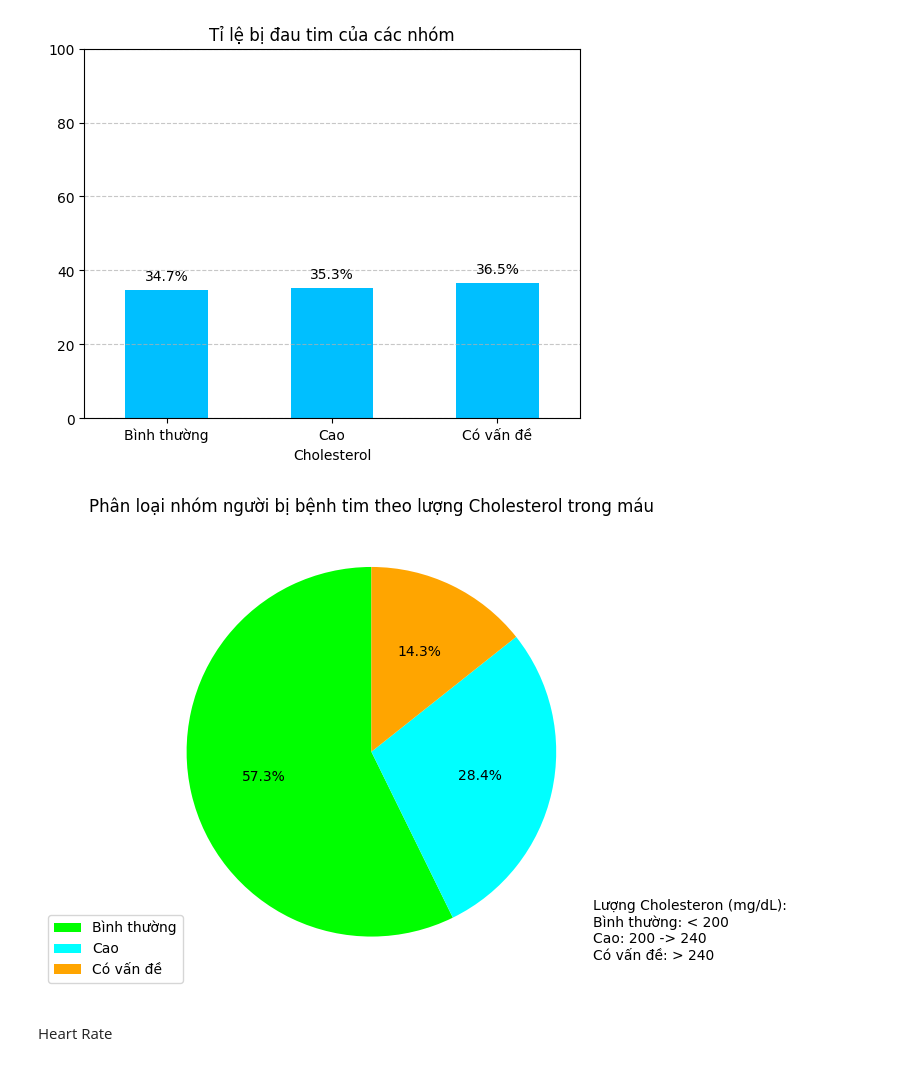
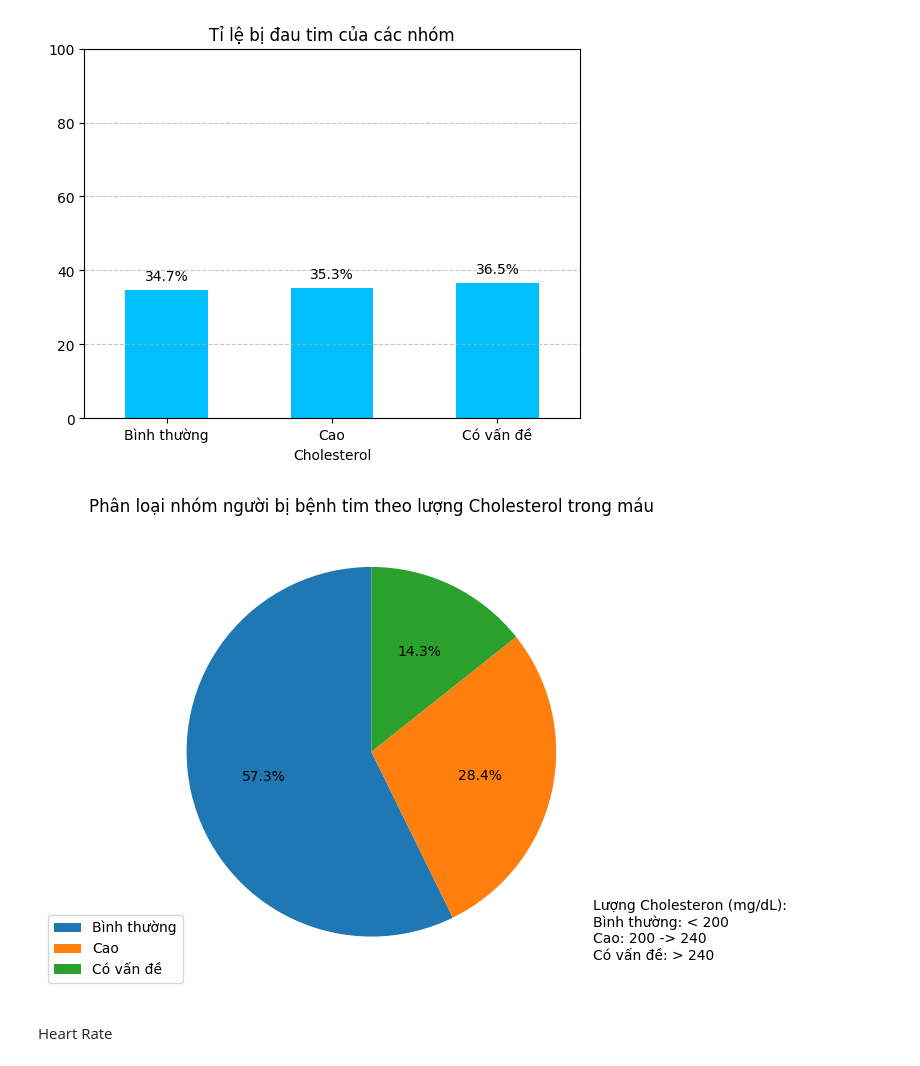
Before and after one commit to thangtrandoan/DataProcessing-Project, a Jupyter notebook: test.ipynb, the cells around one changed output. Cells and saved outputs as stored; diff of their text form; code cells hidden in the pictures.

```diff
--- a/test.ipynb
+++ b/test.ipynb
@@ -462,33 +463,28 @@ plt.title('Tỉ lệ bị đau tim của các nhóm')
 Text(0.5, 1.0, 'Tỉ lệ bị đau tim của các nhóm')
 [figure]
 # %%
-
-
-# Đếm số người bị và không bị bệnh tim trong mỗi nhóm
-heart_attack_counts = data.groupby(Chol_Category)['Heart Attack Risk'].value_counts().unstack(fill_value=0)
-
 # Tính tổng số người trong mỗi nhóm
 chol_num = Chol_Category.value_counts()
 
 # Tạo biểu đồ pie
 plt.figure(figsize=(6, 6))
-plt.pie(chol_num, autopct='%1.1f%%', startangle=90, colors=colors)
+plt.pie(chol_num, autopct='%1.1f%%', startangle=90)
 
 
 # Thêm chú thích chính về lượng Cholesterol
 plt.text(1.2, -1.3,
          s='Lượng Cholesteron (mg/dL):\n'
            'Bình thường: < 200\n'
            'Cao: 200 -> 240\n'
            'Có vấn đề: > 240\n\n',
          fontsize=10)
 
 # Thêm legend và tiêu đề
 plt.legend(labels, loc=(-0.2, 0))
 plt.title('Phân loại nhóm người bị bệnh tim theo lượng Cholesterol trong máu')
 plt.show()
 # %% [output]
-[figure, old version]
+[figure, new version]
 # %% [markdown]
 Heart Rate
 # %%
```
Also changed, not shown: parts of 20 cells of this notebook.
